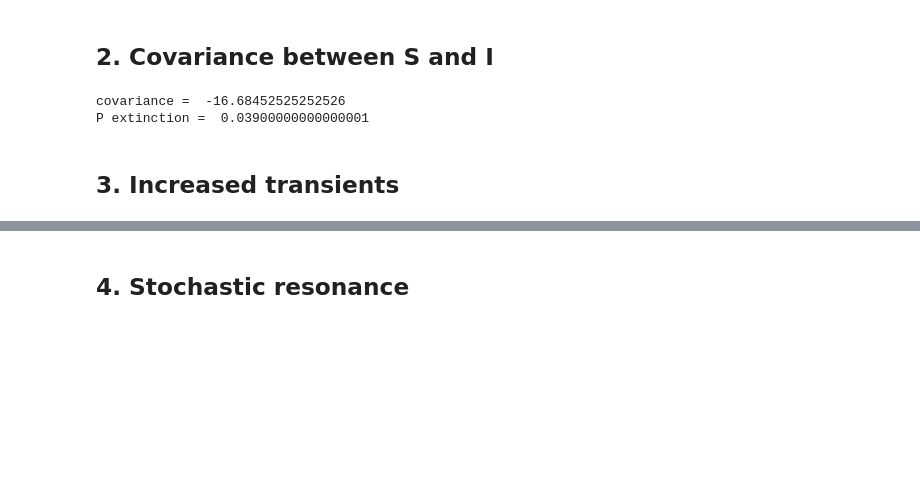
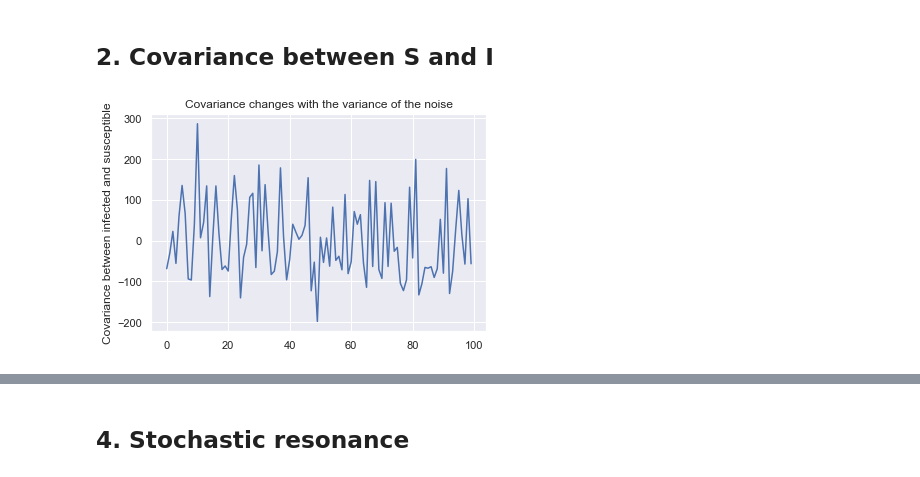
Before and after one commit to rebeccadavidsson/ICSassignment2, a Jupyter notebook: Gillespie.ipynb, the cells around one changed output, grey strips where cells are left out. Drawn from its saved outputs; the diff is of its cells as text; code cells hidden in the pictures; blank space fills up the shorter version.

Commit message:
uhmm heb je covariance functie aangepast hmmm

```diff
--- a/Gillespie.ipynb
+++ b/Gillespie.ipynb
@@ -200,21 +214,22 @@ Mean of Z =  33.686370000000004 variance =  15.302886881993867
 # %% [markdown]
 ## 2. Covariance between S and I
-# %%
-from statistics import mean
-
-
-def covariance(S, I, n):
-    """Takes in two lists of S and I values throughout n runs, computes covariance,
-    returns average covariance between S & I"""
-    covariances = []
-    for i in range(n):
-        cov = np.cov(S[i],I[i])
-        covariances.append(cov[0][1])
-
-    # TODO: Calculate mean population levels
-    return mean(covariances)
-# %% [output]
-covariance =  -16.68452525252526
-P extinction =  0.03900000000000001
-# %% [markdown]
-## 3. Increased transients
+# %%
+def covariance():
+    """
+    Return covariance between susceptibles (X) and infecteds (Y).
+    """
+    covariances = []
+    for i in range(len(totalX)):
+        cov = np.cov(totalX[i], totalY[i])
+        covariances.append(cov[0][1])
+    return covariances
+
+# TODO: Add variance of noise to xlabel
+# Show negative covariance
+
+plt.plot(covariance())
+plt.ylabel("Covariance between infected and susceptible")
+plt.title("Covariance changes with the variance of the noise")
+plt.show()
+# %% [output]
+[figure, added]
```
Also changed, not shown: parts of 5 cells of this notebook.
